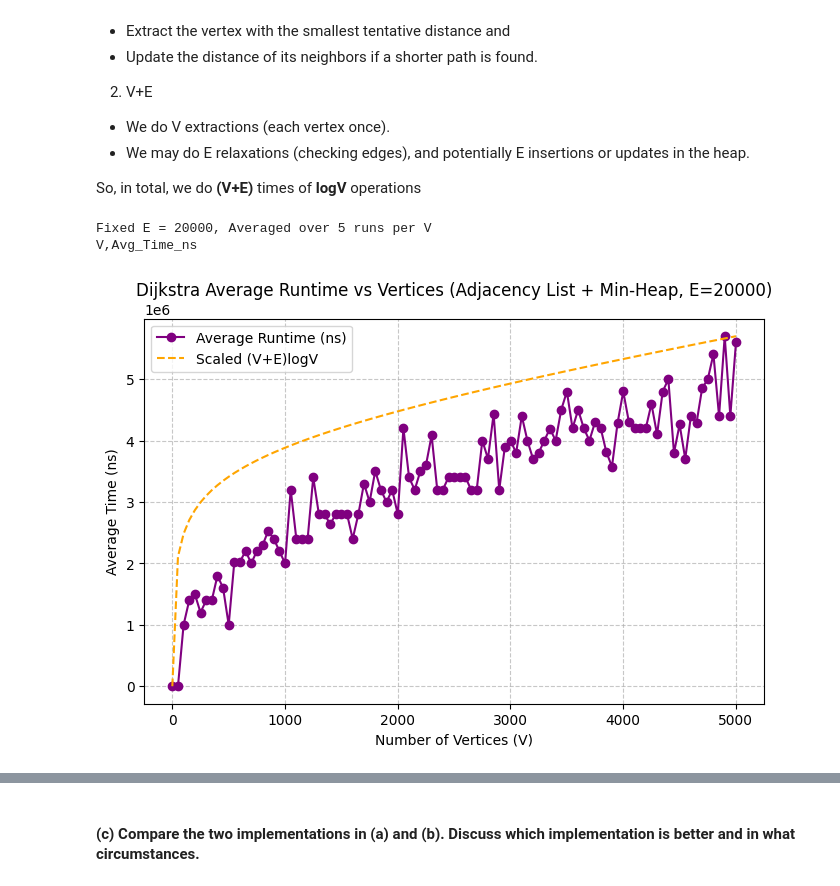
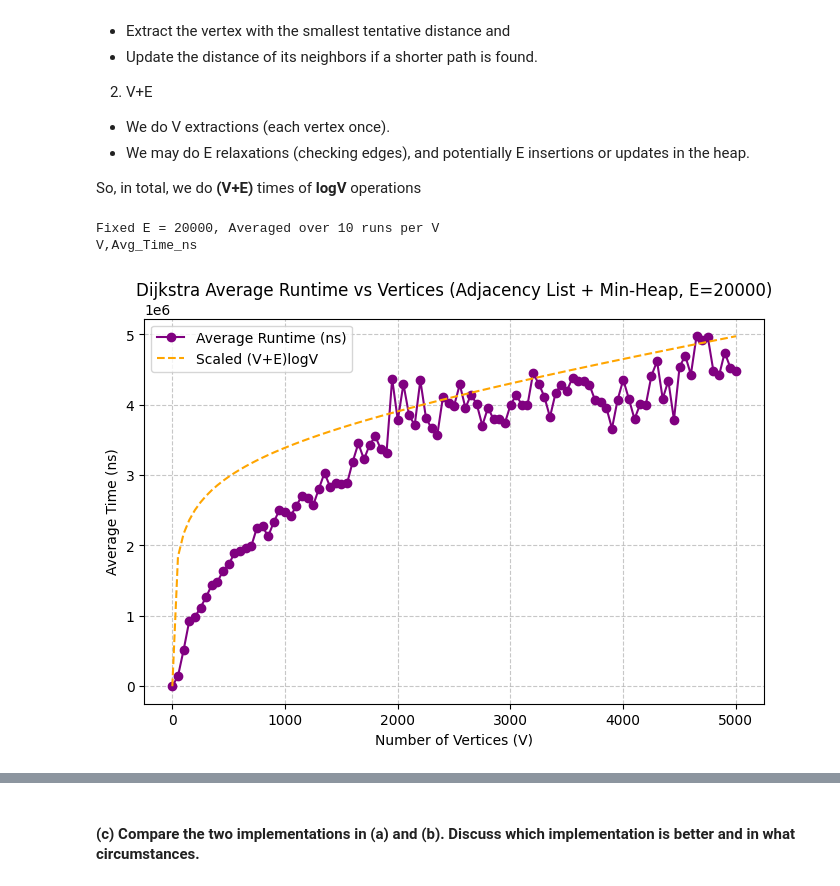
Before and after one commit to khorhaojun/sc2001-sdad-team2, a Jupyter notebook: Assignment2/Assignment2.ipynb, the cells around one changed output, grey strips where cells are left out. Saved outputs shown, nothing was run; the diff lists cells and outputs as text; code cells hidden in the pictures.

```diff
--- a/Assignment2/Assignment2.ipynb
+++ b/Assignment2/Assignment2.ipynb
@@ -131,7 +141,7 @@ test_performance()
 # %% [markdown]
 #### (b) Suppose the input graph G = (V, E) is stored in an array of adjacency lists and we use a minimizing heap for the priority queue. Implement the Dijkstra’s algorithm using this setting and analyze its time complexity with respect to |V| and |E| both theoretically and empirically.
 # %%
-def generate_graph(vertices, edges):
+def create_adj_list(vertices, edges):
     graph = {i: [] for i in range(vertices)}
     max_edges = vertices * (vertices - 1)
     edges = min(edges, max_edges)
@@ -147,7 +157,7 @@ def generate_graph(vertices, edges):
     return graph
 
 # Dijkstra's algorithm using adjacency list and min-heap
-def dijkstra(graph, src):
+def dijkstra_heap(graph, src):
     vertices = len(graph)
     dist = [float('inf')] * vertices
     dist[src] = 0
@@ -184,7 +194,7 @@ So, in total, we do **(V+E)** times of **logV** operations
 # Performance test: vary V, fix E, take average runtime
 def test_vary_vertices_avg():
     E = 20000        # fixed number of edges
-    runs = 5        # number of runs to average
+    runs = 10        # number of runs to average
     print(f"Fixed E = {E}, Averaged over {runs} runs per V")
     print("V,Avg_Time_ns")
 
@@ -192,35 +202,35 @@ def test_vary_vertices_avg():
     for V in range(1, 5002, 50):  # vary number of vertices
         total_time = 0
         for _ in range(runs):
-            graph = generate_graph(V, E)
+            graph = create_adj_list(V, E)
             start = time.time_ns()
-            dijkstra(graph, 0)
+            dijkstra_heap(graph, 0)
             end = time.time_ns()
             total_time += (end - start)
         avg_time = total_time / runs
         results.append((V, avg_time))
 
     # Extract results
     Vs = [r[0] for r in results]
     times = [r[1] for r in results]
 
     theoretical = [(v + E) * math.log(v) for v in Vs]
     scale_factor = max(times) / max(theoretical)  # normalize to match magnitude
     theoretical_scaled = [t * scale_factor for t in theoretical]
 
     # Plot runtime vs vertices
     plt.figure(figsize=(8,5))
     plt.plot(Vs, times, marker='o', linestyle='-', color='purple', label='Average Runtime (ns)')
     plt.plot(Vs, theoretical_scaled, linestyle='--', color='orange', label='Scaled (V+E)logV')
     plt.xlabel("Number of Vertices (V)")
     plt.ylabel("Average Time (ns)")
     plt.title(f"Dijkstra Average Runtime vs Vertices (Adjacency List + Min-Heap, E={E})")
     plt.grid(True, linestyle='--', alpha=0.7)
     plt.legend()
     plt.show()
 
 test_vary_vertices_avg()
 # %% [output]
-Fixed E = 20000, Averaged over 5 runs per V
+Fixed E = 20000, Averaged over 10 runs per V
 V,Avg_Time_ns
-[figure, old version]
+[figure, new version]
```
Also changed, not shown: parts of 8 cells of this notebook, 1 other file.
